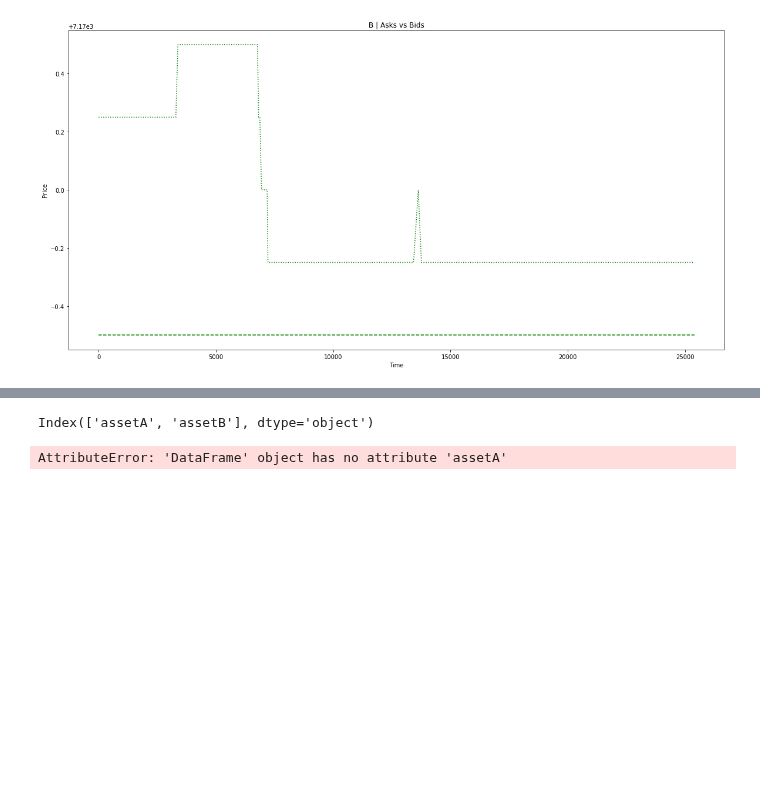
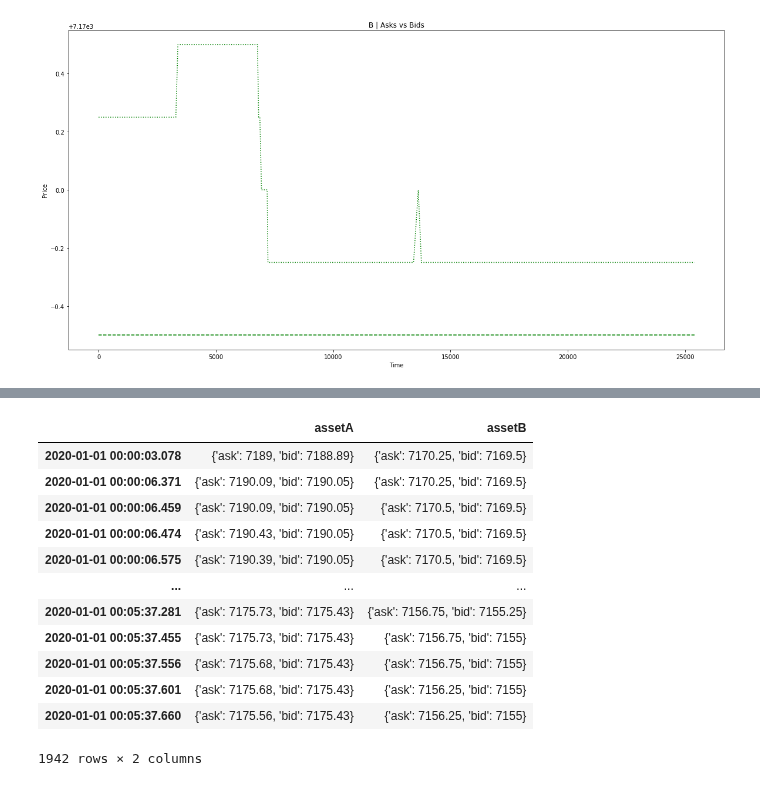
Before and after one commit to giladbarnea/scratches, a Jupyter notebook: efficient-frontier/home-task/algo-home-task/efficient_frontier_scratch.ipynb, the cells around one changed output, grey strips where cells are left out. Drawn from its saved outputs; the diff is of its cells as text; code cells hidden in the pictures; blank space fills up the shorter version.

```diff
--- a/efficient-frontier/home-task/algo-home-task/efficient_frontier_scratch.ipynb
+++ b/efficient-frontier/home-task/algo-home-task/efficient_frontier_scratch.ipynb
@@ -181,10 +177,18 @@ Index(['1577836803078', '1577836806371', '1577836806459', '1577836806474',
 # %%
-df2 = pd.read_json('./data.json')
+df2 = pd.read_json('./data-trunc.json', orient='index')
 
-print(df2.index)
+df2
 # %% [output]
+|  | assetA | assetB |
+| 2020-01-01 00:00:03.078 | {'ask': 7189, 'bid': 7188.89} | {'ask': 7170.25, 'bid': 7169.5} |
+| 2020-01-01 00:00:06.371 | {'ask': 7190.09, 'bid': 7190.05} | {'ask': 7170.25, 'bid': 7169.5} |
+| 2020-01-01 00:00:06.459 | {'ask': 7190.09, 'bid': 7190.05} | {'ask': 7170.5, 'bid': 7169.5} |
+| 2020-01-01 00:00:06.474 | {'ask': 7190.43, 'bid': 7190.05} | {'ask': 7170.5, 'bid': 7169.5} |
+| 2020-01-01 00:00:06.575 | {'ask': 7190.39, 'bid': 7190.05} | {'ask': 7170.5, 'bid': 7169.5} |
+| ... | ... | ... |
+| 2020-01-01 00:05:37.281 | {'ask': 7175.73, 'bid': 7175.43} | {'ask': 7156.75, 'bid': 7155.25} |
+| 2020-01-01 00:05:37.455 | {'ask': 7175.73, 'bid': 7175.43} | {'ask': 7156.75, 'bid': 7155} |
+| 2020-01-01 00:05:37.556 | {'ask': 7175.68, 'bid': 7175.43} | {'ask': 7156.75, 'bid': 7155} |
+| 2020-01-01 00:05:37.601 | {'ask': 7175.68, 'bid': 7175.43} | {'ask': 7156.25, 'bid': 7155} |
+| 2020-01-01 00:05:37.660 | {'ask': 7175.56, 'bid': 7175.43} | {'ask': 7156.25, 'bid': 7155} |
-Index(['assetA', 'assetB'], dtype='object')
+1942 rows × 2 columns
-# %%
-df.assetA.values
-# %% [output]
-AttributeError: 'DataFrame' object has no attribute 'assetA'
```
Also changed, not shown: parts of 6 cells of this notebook, 2 other files.
